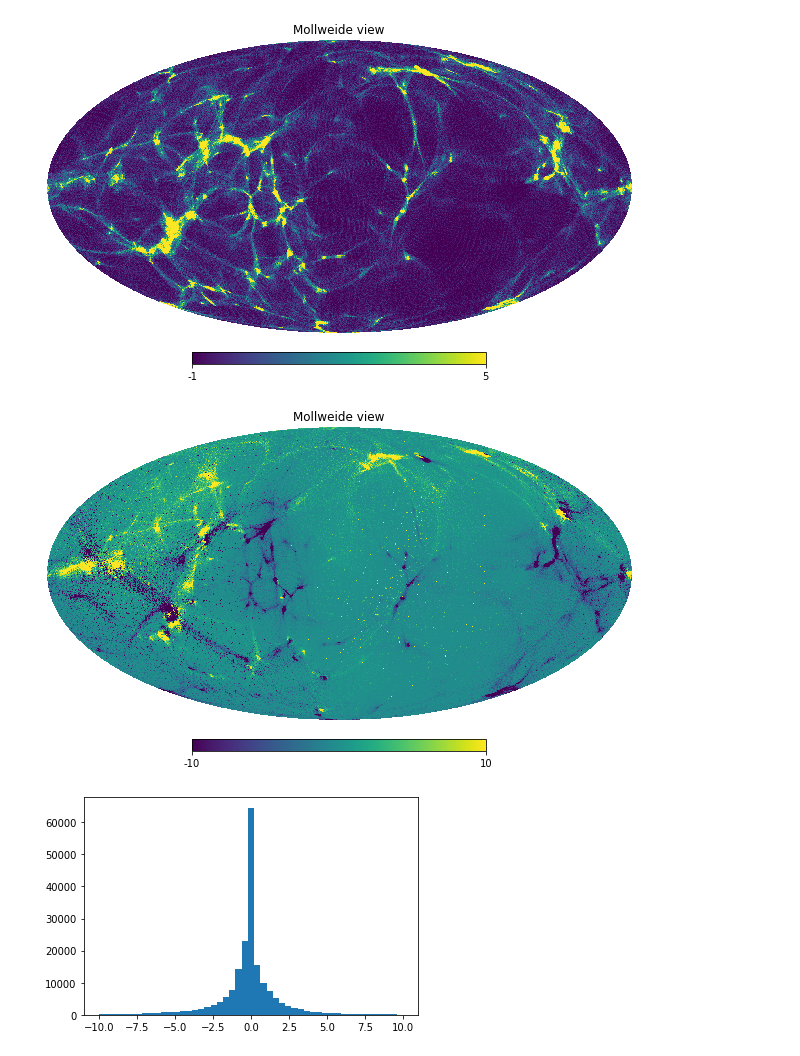
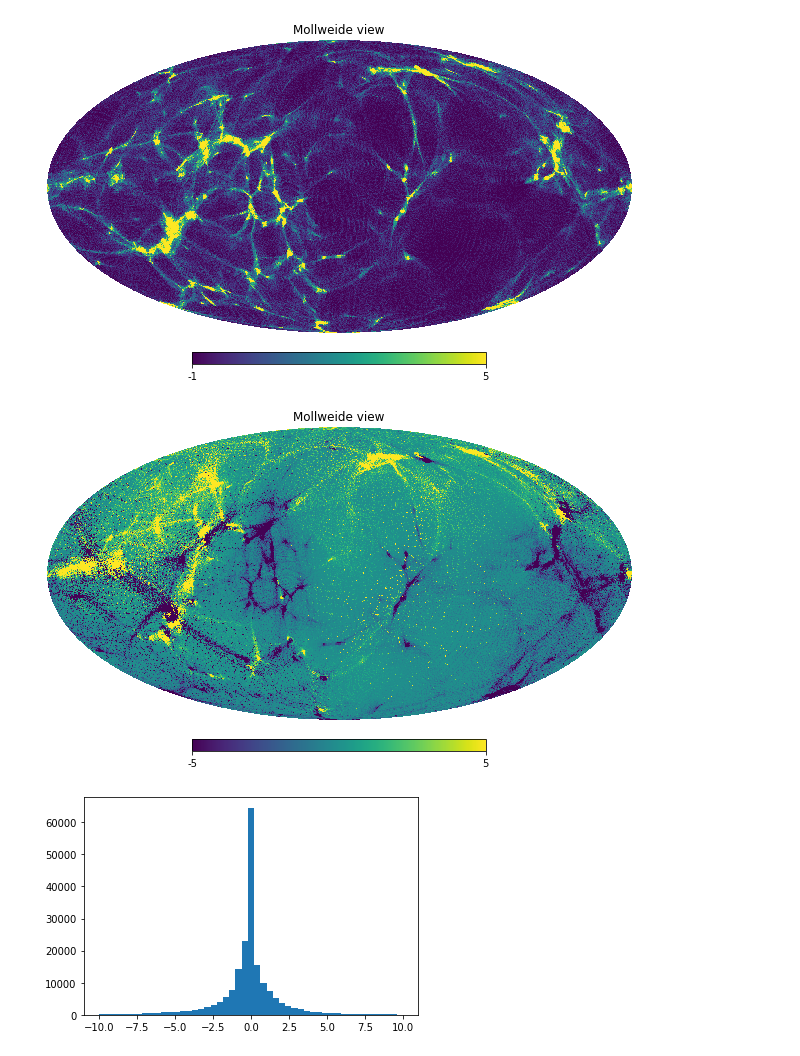
Before and after one commit to wurdahl/kSZfromPC, a Jupyter notebook: Processing-Joblib.ipynb, the cells around one changed output. Saved outputs shown, nothing was run; the diff lists cells and outputs as text; code cells hidden in the pictures.

```diff
--- a/Processing-Joblib.ipynb
+++ b/Processing-Joblib.ipynb
@@ -166,9 +166,9 @@ hp.mollview(overdensity,xsize=3200,max=5)
 [figure]
 # %%
 almostkSZ = np.sum(outputkSZ,axis=0)
-hp.mollview(almostkSZ,xsize=3200,min=-10,max=10)
+hp.mollview(almostkSZ,xsize=3200,min=-5,max=5)
 # %% [output]
-[figure, old version]
+[figure, new version]
 # %%
 plt.hist(almostkSZ,bins=np.linspace(-10,10));
 # %% [output]
```
Also changed, not shown: parts of 2 cells of this notebook.
